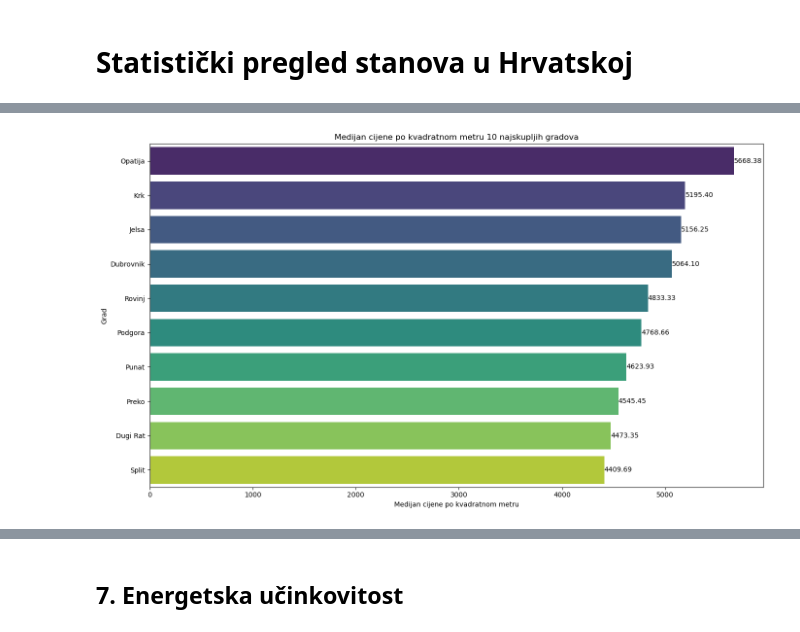
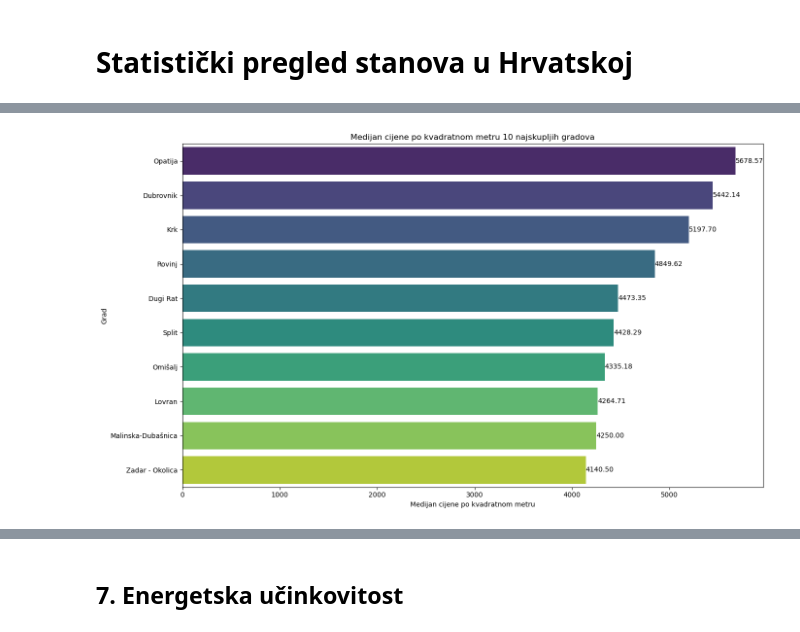
Before and after one commit to ikojun00/njuskalo-web-scraper, a Jupyter notebook: proba.ipynb, the cells around one changed output, grey strips where cells are left out. Cells and saved outputs as stored; diff of their text form; code cells hidden in the pictures.

```diff
--- a/proba.ipynb
+++ b/proba.ipynb
@@ -14,7 +16,7 @@ df = pd.read_csv('info.csv')
 df['Price per sqm'] = df['Price'] / df['Living area']
 county_counts = df['County'].value_counts()
 
-valid_counties = county_counts[county_counts >= 3].index
+valid_counties = county_counts[county_counts >= 100].index
 df_filtered = df[df['County'].isin(valid_counties)]
 
 median_price_per_sqm_county = df_filtered.groupby('County')['Price per sqm'].median().sort_values(ascending=False)
@@ -35,22 +39,20 @@ plt.show()
 # %%
-df['Price per sqm'] = df['Price'] / df['Living area']
 city_counts = df['City'].value_counts()
-
-valid_cities = city_counts[city_counts >= 3].index
+valid_cities = city_counts[city_counts >= 100].index
 df_filtered = df[df['City'].isin(valid_cities)]
 
 median_price_per_sqm_city = df_filtered.groupby('City')['Price per sqm'].median().sort_values(ascending=False).head(10)
 
 plt.figure(figsize=(14, 8))
 sns.barplot(x=median_price_per_sqm_city.values, y=median_price_per_sqm_city.index, palette='viridis')
 for index, value in enumerate(median_price_per_sqm_city.values):
     plt.text(value, index, f'{value:.2f}', ha='left', va='center', color='black', fontsize=10)
 plt.xlabel('Medijan cijene po kvadratnom metru')
 plt.ylabel('Grad')
 plt.title('Medijan cijene po kvadratnom metru 10 najskupljih gradova')
 plt.tight_layout()
 plt.show()
 # %% [output]
-[figure, old version]
+[figure, new version]
 # %% [markdown]
 ## 3. Izračunavanje medijana cijene po kvadratnom metru u 10 najpopularnijih gradova
```
Also changed, not shown: parts of 17 cells of this notebook.
